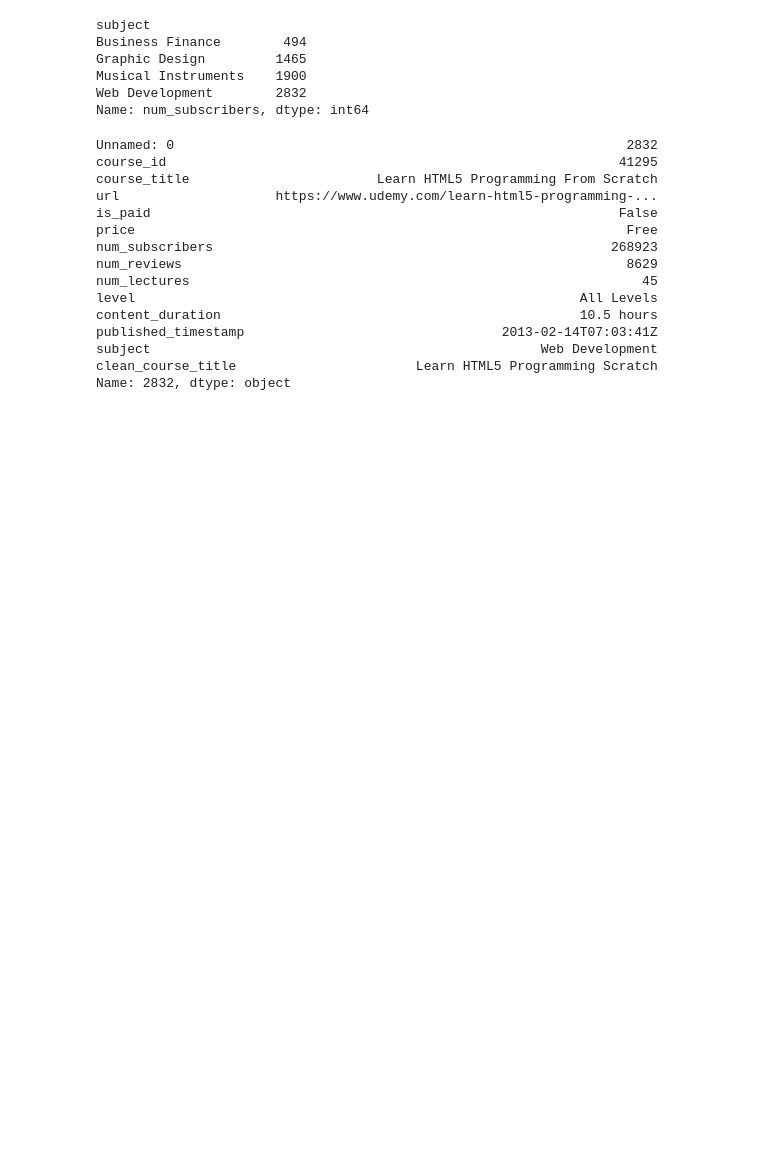
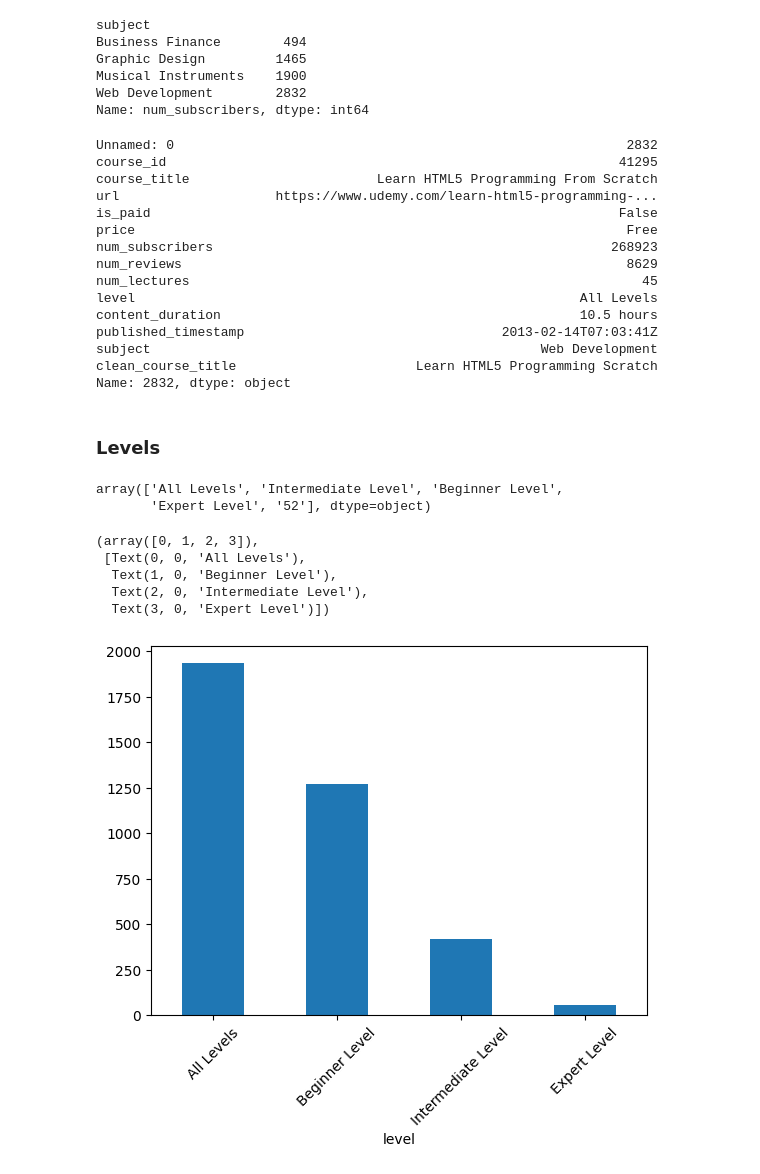
Before and after one commit to ahmedllshafiey/Udemy-Analysis, a Jupyter notebook: Udemy.ipynb, the cells around one changed output. Saved outputs shown, nothing was run; the diff lists cells and outputs as text; code cells hidden in the pictures; blank space fills up the shorter version.

Commit message:
// Content: levels column analysis

```diff
--- a/Udemy.ipynb
+++ b/Udemy.ipynb
@@ -154,3 +154,25 @@ published_timestamp                                 2013-02-14T07:03:41Z
 subject                                                  Web Development
 clean_course_title                       Learn HTML5 Programming Scratch
 Name: 2832, dtype: object
+# %% [markdown]
+### Levels
+# %%
+df['level'].unique()
+# %% [output]
+array(['All Levels', 'Intermediate Level', 'Beginner Level',
+       'Expert Level', '52'], dtype=object)
+# %%
+## faulty data
+f=(df['level']=='52')
+## drop faulty data
+df.drop(df[f].index, inplace=True)
+# %%
+df['level'].value_counts().plot(kind='bar')
+plt.xticks(rotation=45)
+# %% [output]
+(array([0, 1, 2, 3]),
+ [Text(0, 0, 'All Levels'),
+  Text(1, 0, 'Beginner Level'),
+  Text(2, 0, 'Intermediate Level'),
+  Text(3, 0, 'Expert Level')])
+[figure, added]
```
Also changed, not shown: parts of 4 cells of this notebook.
